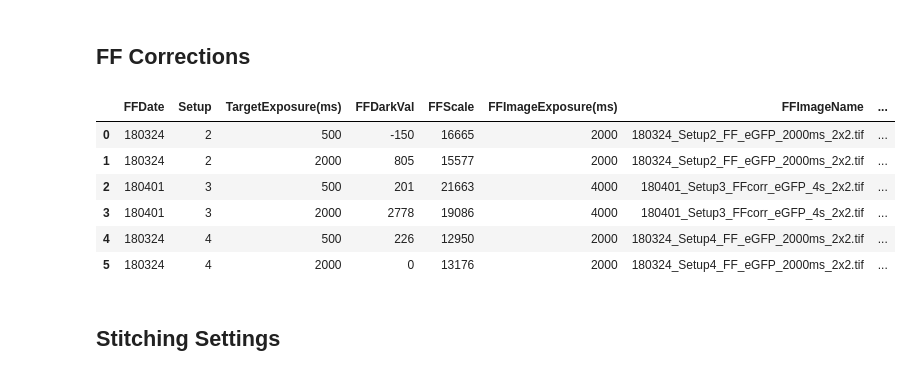
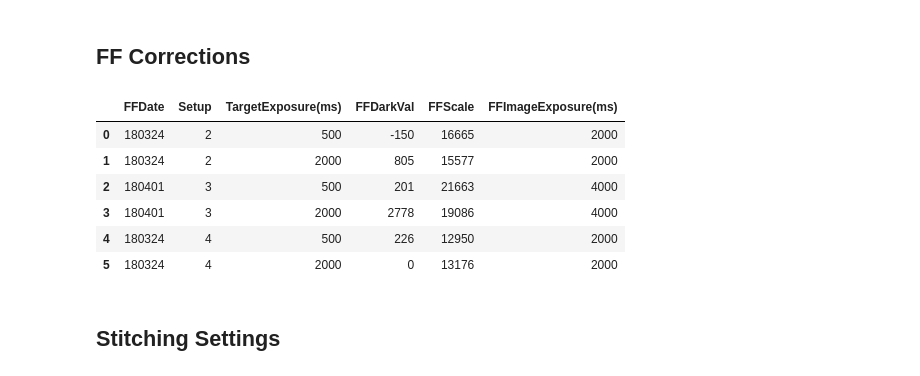
Before and after one commit to FordyceLab/ImageStitcher, a Jupyter notebook: notebooks/basic_stitcher.ipynb, the cells around one changed output. Cells and saved outputs as stored; diff of their text form; code cells hidden in the pictures.

```diff
--- a/notebooks/basic_stitcher.ipynb
+++ b/notebooks/basic_stitcher.ipynb
@@ -15,15 +15,16 @@ from imagestitcher import stitcher
 # %%
 ffParamsPath = '/home/eMITOMI/Support_Data/FF_Correction/FFCorrectionVals.csv'
 ffParams = pd.read_csv(ffParamsPath)
-ffParams
+
+ffParams[['FFDate', 'Setup', 'TargetExposure(ms)', 'FFDarkVal', 'FFScale', 'FFImageExposure(ms)']]
 # %% [output]
-|  | FFDate | Setup | TargetExposure(ms) | FFDarkVal | FFScale | FFImageExposure(ms) | FFImageName | ... |
-| 0 | 180324 | 2 | 500 | -150 | 16665 | 2000 | 180324_Setup2_FF_eGFP_2000ms_2x2.tif | ... |
-| 1 | 180324 | 2 | 2000 | 805 | 15577 | 2000 | 180324_Setup2_FF_eGFP_2000ms_2x2.tif | ... |
-| 2 | 180401 | 3 | 500 | 201 | 21663 | 4000 | 180401_Setup3_FFcorr_eGFP_4s_2x2.tif | ... |
-| 3 | 180401 | 3 | 2000 | 2778 | 19086 | 4000 | 180401_Setup3_FFcorr_eGFP_4s_2x2.tif | ... |
-| 4 | 180324 | 4 | 500 | 226 | 12950 | 2000 | 180324_Setup4_FF_eGFP_2000ms_2x2.tif | ... |
-| 5 | 180324 | 4 | 2000 | 0 | 13176 | 2000 | 180324_Setup4_FF_eGFP_2000ms_2x2.tif | ... |
+|  | FFDate | Setup | TargetExposure(ms) | FFDarkVal | FFScale | FFImageExposure(ms) |
+| 0 | 180324 | 2 | 500 | -150 | 16665 | 2000 |
+| 1 | 180324 | 2 | 2000 | 805 | 15577 | 2000 |
+| 2 | 180401 | 3 | 500 | 201 | 21663 | 4000 |
+| 3 | 180401 | 3 | 2000 | 2778 | 19086 | 4000 |
+| 4 | 180324 | 4 | 500 | 226 | 12950 | 2000 |
+| 5 | 180324 | 4 | 2000 | 0 | 13176 | 2000 |
 # %% [markdown]
 ## Stitching Settings
 # %%
```
Also changed, not shown: parts of 5 cells of this notebook, 2 other files.
